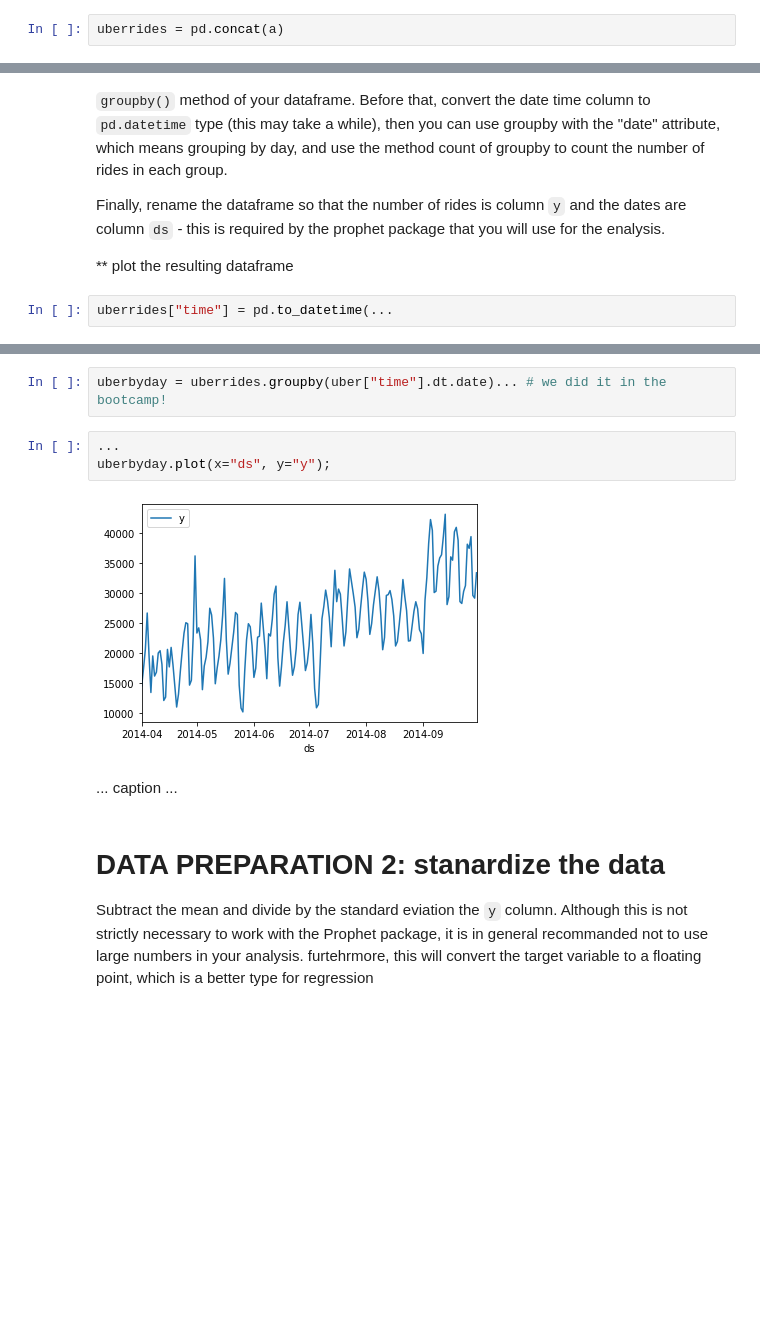
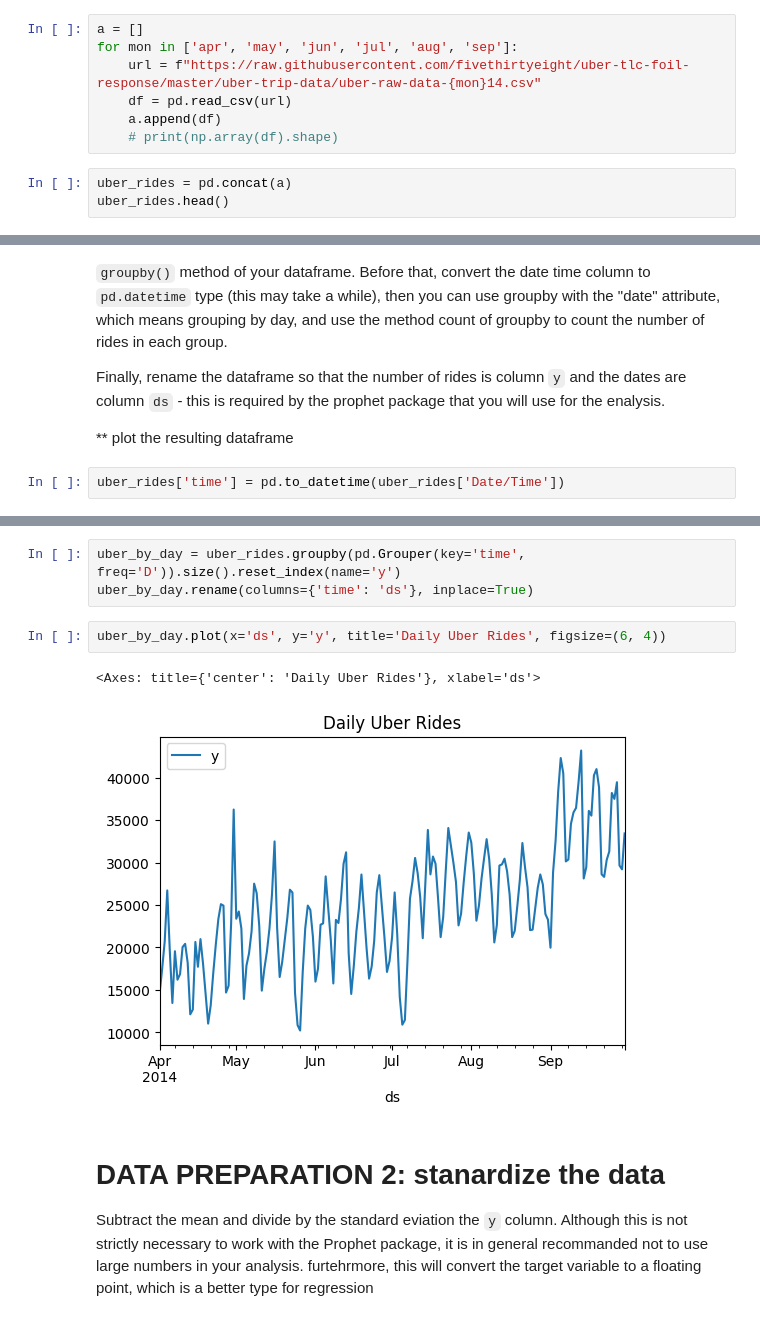
Before and after one commit to talhaMah56/MLTSA25_TMAHMOOD, a Jupyter notebook: HW3/berprophet_instructions.ipynb, the cells around one changed output, grey strips where cells are left out. Saved outputs shown, nothing was run; the diff lists cells and outputs as text; blank space fills up the shorter version.

````diff
--- a/HW3/berprophet_instructions.ipynb
+++ b/HW3/berprophet_instructions.ipynb
@@ -49,2 +60,10 @@ https://raw.githubusercontent.com/fivethirtyeight/uber-tlc-foil-response/master/
+# %%
+a = []
+for mon in ['apr', 'may', 'jun', 'jul', 'aug', 'sep']:
+    url = f"https://raw.githubusercontent.com/fivethirtyeight/uber-tlc-foil-response/master/uber-trip-data/uber-raw-data-{mon}14.csv"
+    df = pd.read_csv(url)
+    a.append(df)
+    # print(np.array(df).shape)
 # %%
-uberrides = pd.concat(a)
+uber_rides = pd.concat(a)
+uber_rides.head()
@@ -57,5 +83,5 @@
 
 ** plot the resulting dataframe
 # %%
-uberrides["time"] = pd.to_datetime(...
+uber_rides['time'] = pd.to_datetime(uber_rides['Date/Time'])
 # %%
@@ -65,12 +91,11 @@ uberrides.iloc[0]["time"].date
-# %%
-uberbyday = uberrides.groupby(uber["time"].dt.date)... # we did it in the bootcamp!
+# %%
+uber_by_day = uber_rides.groupby(pd.Grouper(key='time', freq='D')).size().reset_index(name='y')
+uber_by_day.rename(columns={'time': 'ds'}, inplace=True)
 # %%
-...
-uberbyday.plot(x="ds", y="y");
+uber_by_day.plot(x='ds', y='y', title='Daily Uber Rides', figsize=(6, 4))
 # %% [output]
+<Axes: title={'center': 'Daily Uber Rides'}, xlabel='ds'>
-[figure, old version]
+[figure, new version]
-# %% [markdown]
-... caption ...
 # %% [markdown]
 # DATA PREPARATION 2: stanardize the data
 Subtract the mean and divide by the standard eviation the ```y``` column. Although this is not strictly necessary to work with the Prophet package, it is in general recommanded not to use large numbers in your analysis. furtehrmore, this will convert the target variable to a floating point, which is a better type for regression
````
Also changed, not shown: parts of 24 cells of this notebook, 1 other file.
